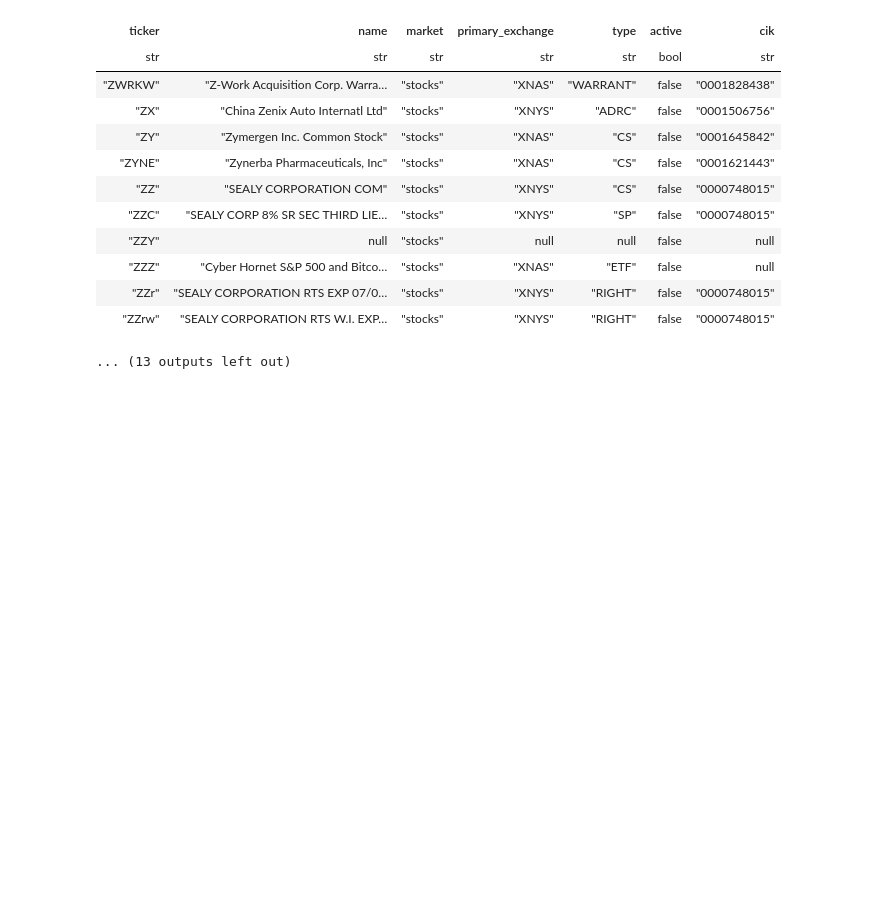
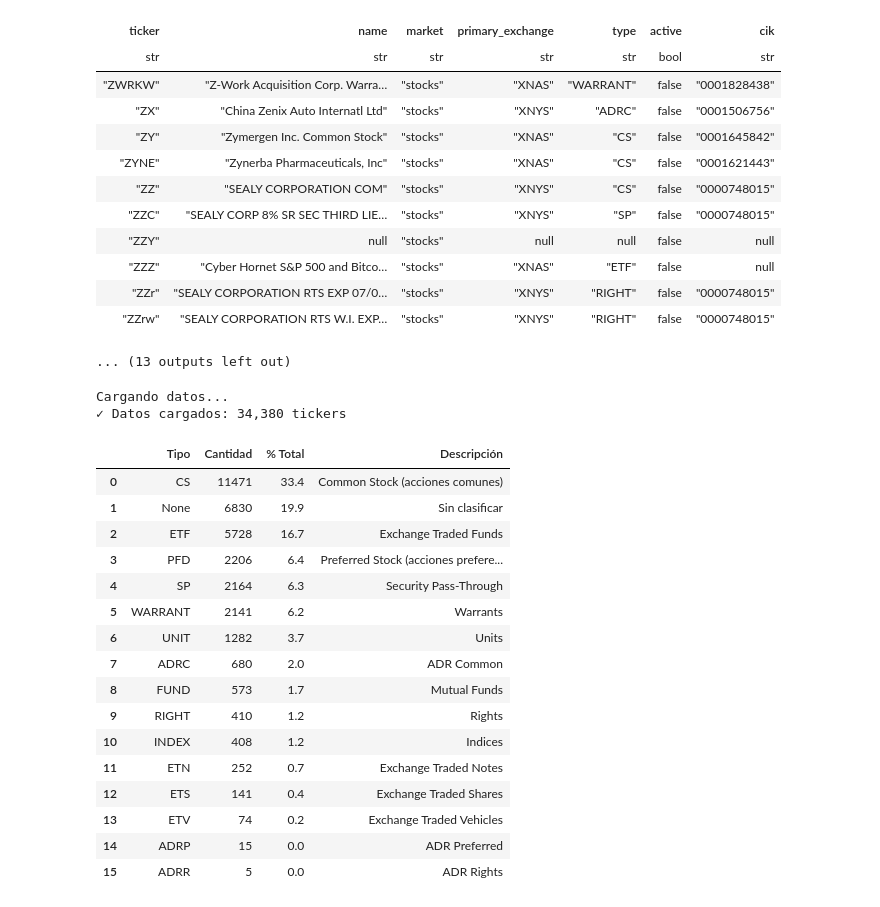
Before and after one commit to alexjust-data/quantitative-smallcaps_v2, a Jupyter notebook: 01_DayBook/fase_01/A_Universo/notebook1.ipynb, the cells around one changed output. Saved outputs shown, nothing was run; the diff lists cells and outputs as text; code cells hidden in the pictures; blank space fills up the shorter version.

```diff
--- a/01_DayBook/fase_01/A_Universo/notebook1.ipynb
+++ b/01_DayBook/fase_01/A_Universo/notebook1.ipynb
@@ -536,3 +441,68 @@ shape: (10, 7)
 | "ZZr" | "SEALY CORPORATION RTS EXP 07/0… | "stocks" | "XNYS" | "RIGHT" | false | "0000748015" |
 | "ZZrw" | "SEALY CORPORATION RTS W.I. EXP… | "stocks" | "XNYS" | "RIGHT" | false | "0000748015" |
 ... (13 outputs left out)
+# %%
+import pandas as pd
+from pathlib import Path
+
+# Cargar con pandas (más lento pero más compatible)
+project_root = Path(r"D:\04_TRADING_SMALLCAPS")
+snapshot_path = project_root / "raw/polygon/reference/tickers_snapshot/snapshot_date=2025-10-24/tickers_all.parquet"
+
+print("Cargando datos...")
+df = pd.read_parquet(snapshot_path)
+print(f"✓ Datos cargados: {len(df):,} tickers\n")
+
+# Distribución por TYPE
+type_dist = df['type'].fillna('None').value_counts().reset_index()
+type_dist.columns = ['Tipo', 'Cantidad']
+type_dist['% Total'] = (type_dist['Cantidad'] / len(df) * 100).round(1)
+
+# Descripciones
+type_descriptions = {
+    'CS': 'Common Stock (acciones comunes)',
+    'ETF': 'Exchange Traded Funds',
+    'PFD': 'Preferred Stock (acciones preferentes)',
+    'SP': 'Security Pass-Through',
+    'WARRANT': 'Warrants',
+    'UNIT': 'Units',
+    'ADRC': 'ADR Common',
+    'FUND': 'Mutual Funds',
+    'RIGHT': 'Rights',
+    'INDEX': 'Indices',
+    'ETN': 'Exchange Traded Notes',
+    'ETS': 'Exchange Traded Shares',
+    'ETV': 'Exchange Traded Vehicles',
+    'ADRP': 'ADR Preferred',
+    'ADRR': 'ADR Rights',
+    'None': 'Sin clasificar'
+}
+
+type_dist['Descripción'] = type_dist['Tipo'].map(type_descriptions)
+display(type_dist)
+
+# Información de columnas
+print(f"\nCOLUMNAS ({len(df.columns)}):")
+print(df.dtypes)
+print(f"\nNULLS:")
+print(df.isnull().sum())
+# %% [output]
+Cargando datos...
+✓ Datos cargados: 34,380 tickers
+|  | Tipo | Cantidad | % Total | Descripción |
+| 0 | CS | 11471 | 33.4 | Common Stock (acciones comunes) |
+| 1 | None | 6830 | 19.9 | Sin clasificar |
+| 2 | ETF | 5728 | 16.7 | Exchange Traded Funds |
+| 3 | PFD | 2206 | 6.4 | Preferred Stock (acciones prefere... |
+| 4 | SP | 2164 | 6.3 | Security Pass-Through |
+| 5 | WARRANT | 2141 | 6.2 | Warrants |
+| 6 | UNIT | 1282 | 3.7 | Units |
+| 7 | ADRC | 680 | 2.0 | ADR Common |
+| 8 | FUND | 573 | 1.7 | Mutual Funds |
+| 9 | RIGHT | 410 | 1.2 | Rights |
+| 10 | INDEX | 408 | 1.2 | Indices |
+| 11 | ETN | 252 | 0.7 | Exchange Traded Notes |
+| 12 | ETS | 141 | 0.4 | Exchange Traded Shares |
+| 13 | ETV | 74 | 0.2 | Exchange Traded Vehicles |
+| 14 | ADRP | 15 | 0.0 | ADR Preferred |
+| 15 | ADRR | 5 | 0.0 | ADR Rights |
```
Also changed, not shown: parts of 2 cells of this notebook, 3 other files.
